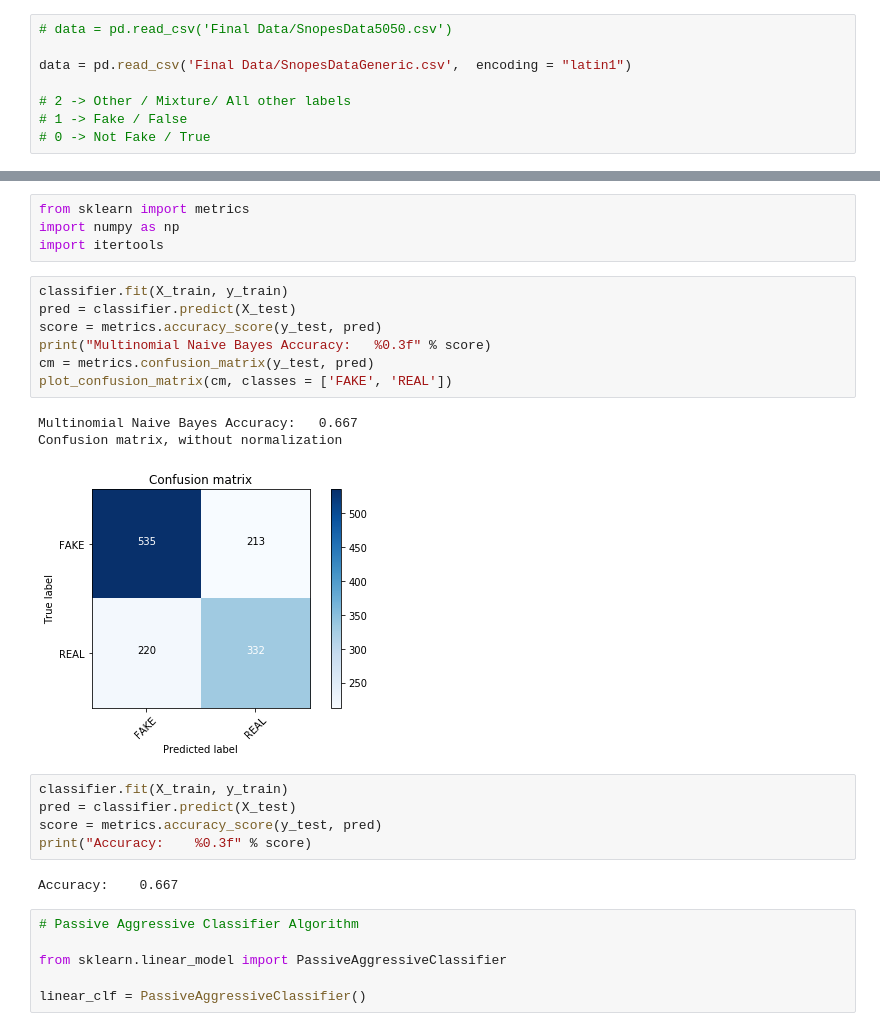
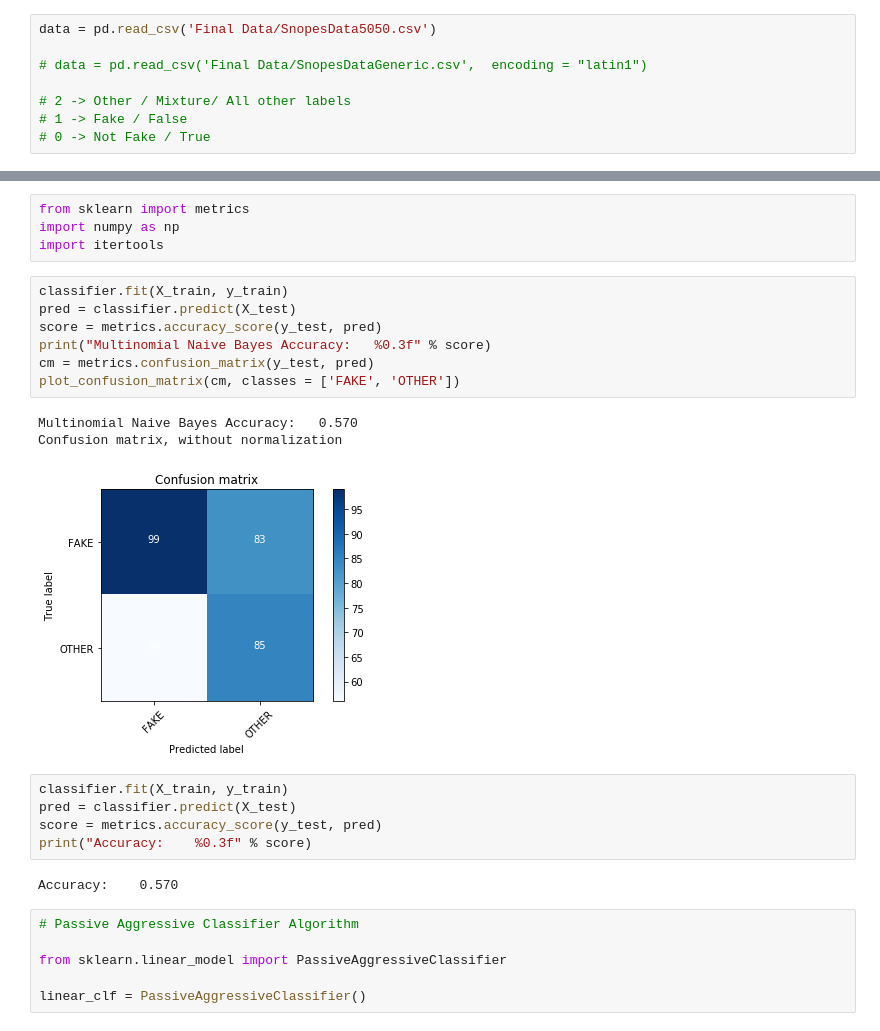
Before and after one commit to akash97s/Fake_News_Detection, a Jupyter notebook: Final Scripts/F_CV_BOW.ipynb, the cells around one changed output, grey strips where cells are left out. Drawn from its saved outputs; the diff is of its cells as text.

```diff
--- a/Final Scripts/F_CV_BOW.ipynb
+++ b/Final Scripts/F_CV_BOW.ipynb
@@ -3,9 +3,9 @@
 # %%
 import pandas as pd
 # %%
-# data = pd.read_csv('Final Data/SnopesData5050.csv')
+data = pd.read_csv('Final Data/SnopesData5050.csv')
 
-data = pd.read_csv('Final Data/SnopesDataGeneric.csv',  encoding = "latin1")
+# data = pd.read_csv('Final Data/SnopesDataGeneric.csv',  encoding = "latin1")
 
 # 2 -> Other / Mixture/ All other labels
 # 1 -> Fake / False
@@ -217,21 +217,21 @@ import itertools
 # %%
 classifier.fit(X_train, y_train)
 pred = classifier.predict(X_test)
 score = metrics.accuracy_score(y_test, pred)
 print("Multinomial Naive Bayes Accuracy:   %0.3f" % score)
 cm = metrics.confusion_matrix(y_test, pred)
-plot_confusion_matrix(cm, classes = ['FAKE', 'REAL'])
+plot_confusion_matrix(cm, classes = ['FAKE', 'OTHER'])
 # %% [output]
-Multinomial Naive Bayes Accuracy:   0.667
+Multinomial Naive Bayes Accuracy:   0.570
 Confusion matrix, without normalization
-[figure, old version]
+[figure, new version]
 # %%
 classifier.fit(X_train, y_train)
 pred = classifier.predict(X_test)
 score = metrics.accuracy_score(y_test, pred)
 print("Accuracy:    %0.3f" % score)
 # %% [output]
-Accuracy:    0.667
+Accuracy:    0.570
 # %%
 # Passive Aggressive Classifier Algorithm
 
```
Also changed, not shown: parts of 11 cells of this notebook, 21 other files.
